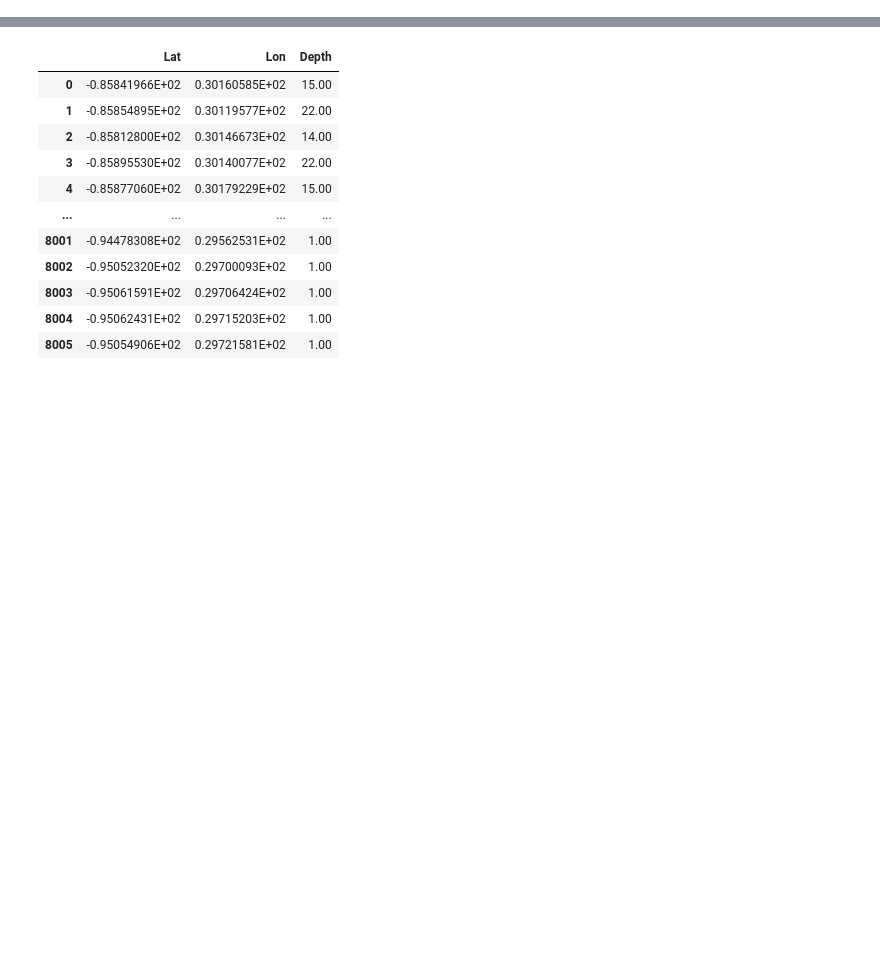
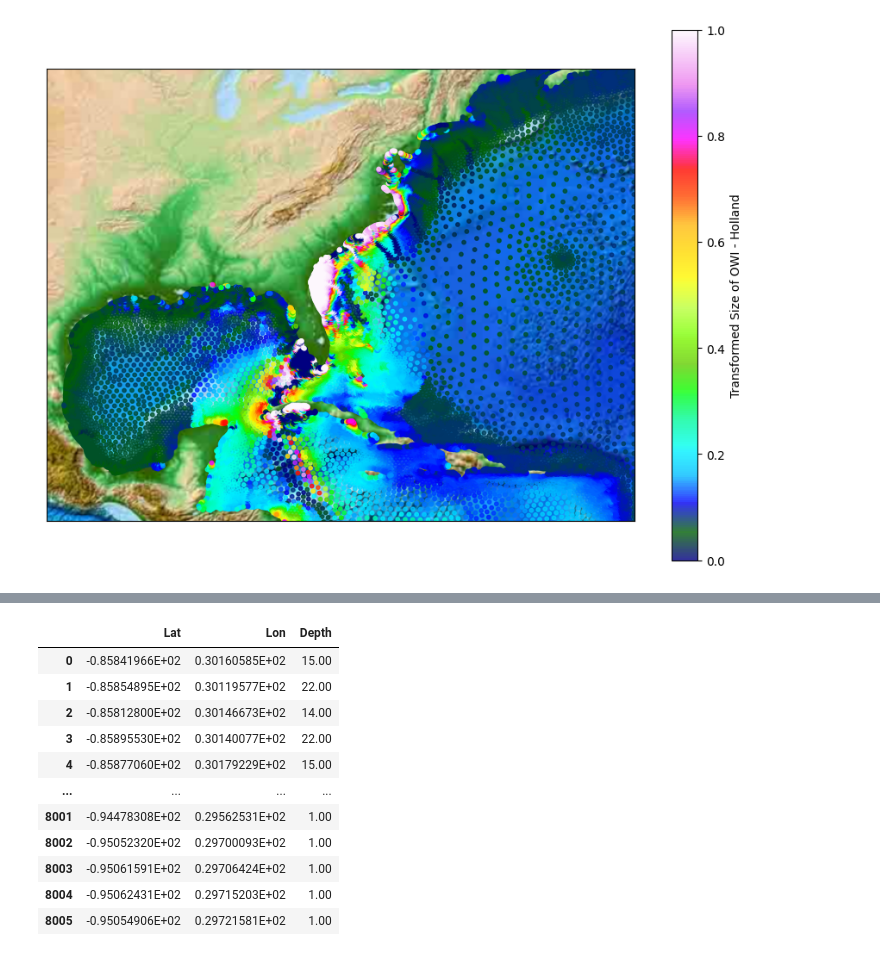
Before and after one commit to hrosso710/ADCIRC_work, a Jupyter notebook: ADCIRC_plots.ipynb, the cells around one changed output, grey strips where cells are left out. Saved outputs shown, nothing was run; the diff lists cells and outputs as text; code cells hidden in the pictures; blank space fills up the shorter version.

```diff
--- a/ADCIRC_plots.ipynb
+++ b/ADCIRC_plots.ipynb
@@ -8,0 +131,24 @@ import matplotlib.pyplot as plt
+# %%
+plt.figure(figsize=(11, 8))
+m = Basemap(llcrnrlon=-99, llcrnrlat=15, urcrnrlon=-60, urcrnrlat=45)
+m.etopo()
+# m.drawmapboundary(fill_color='aqua')
+# m.fillcontinents(color='coral', lake_color='aqua')
+scatter = m.scatter(mesh_cleaned.iloc[:,0], mesh_cleaned.iloc[:,1], c=normalized_diffs, cmap='gist_ncar', s=10,
+                      alpha = 0.8)
+cbar = plt.colorbar(scatter)
+# contour = m.contourf(mesh_cleaned.iloc[:,0], mesh_cleaned.iloc[:,1], normalized_diffs, cmap='gist_ncar', alpha = 0.8)
+# cbar = m.colorbar(contour)
+cbar.set_label('Transformed Size of OWI - Holland')
+
+# lons = mesh_cleaned.iloc[:,0].values
+# lats = mesh_cleaned.iloc[:,1].values
+# values = normalized_diffs.values
+
+# print(lats)
+# grid_lons, grid_lats = np.mgrid[-99:-60:100j, 15:45:100j]
+
+# grid_values = griddata((lons, lats), values, (grid_lons, grid_lats), method='cubic')
+# contour = plt.contourf(grid_lons, grid_lats, grid_values, cmap='viridis', alpha=0.5)
+# %% [output]
+[figure, added]
```
Also changed, not shown: parts of 15 cells of this notebook.
